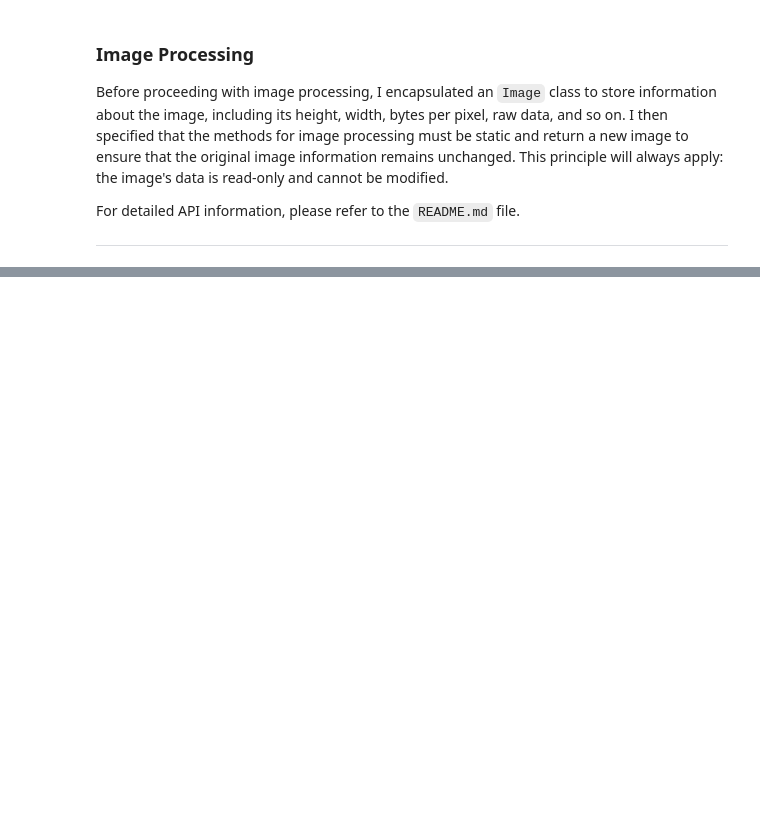
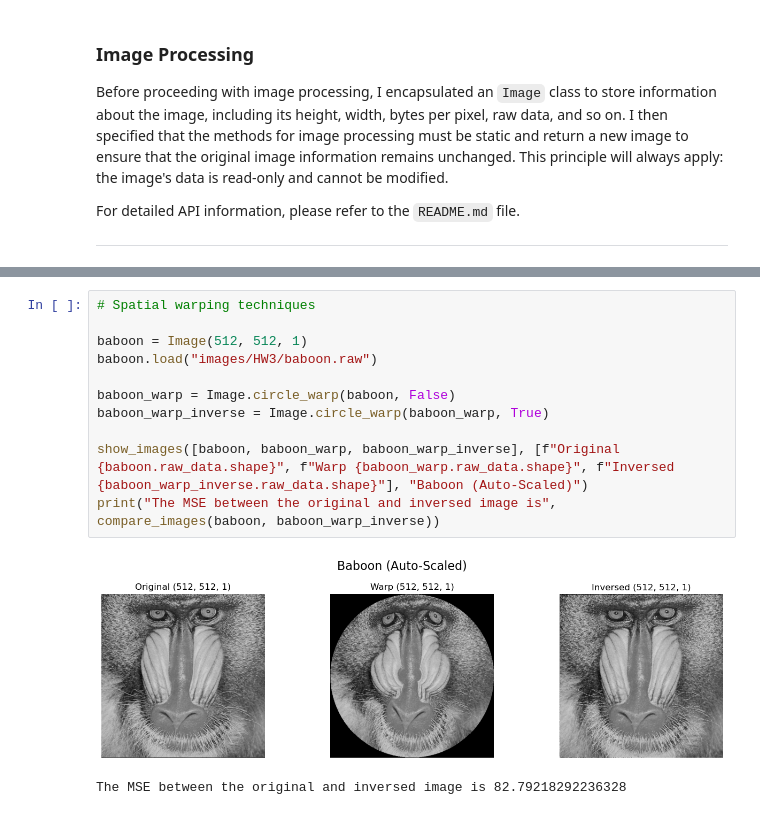
Before and after one commit to FLwolfy/Image-Processing, a Jupyter notebook: HW3_main.ipynb, the cells around one changed output, grey strips where cells are left out. Cells and saved outputs as stored; diff of their text form; blank space fills up the shorter version.

```diff
--- a/HW3_main.ipynb
+++ b/HW3_main.ipynb
@@ -36,0 +72,14 @@ show_images([barbara, barbara_rotate, barbara_scale, barbara_translate], [f"Orig
+# %%
+# Spatial warping techniques
+
+baboon = Image(512, 512, 1)
+baboon.load("images/HW3/baboon.raw")
+
+baboon_warp = Image.circle_warp(baboon, False)
+baboon_warp_inverse = Image.circle_warp(baboon_warp, True)
+
+show_images([baboon, baboon_warp, baboon_warp_inverse], [f"Original {baboon.raw_data.shape}", f"Warp {baboon_warp.raw_data.shape}", f"Inversed {baboon_warp_inverse.raw_data.shape}"], "Baboon (Auto-Scaled)")
+print("The MSE between the original and inversed image is", compare_images(baboon, baboon_warp_inverse))
+# %% [output]
+[figure, added]
+The MSE between the original and inversed image is 82.79218292236328
```
Also changed, not shown: parts of 3 cells of this notebook, 9 other files.
